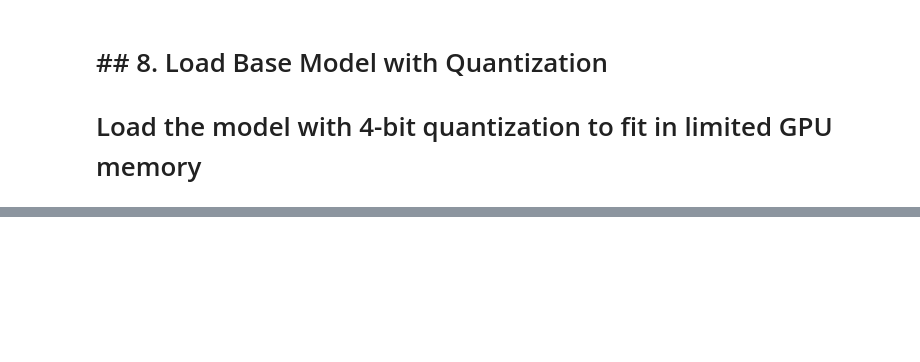
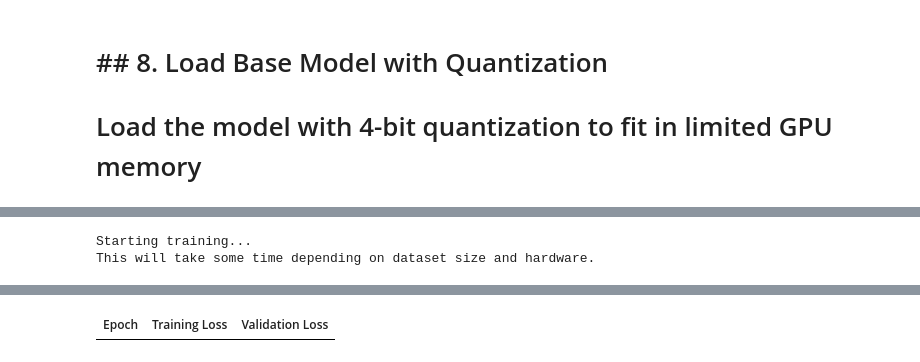
Before and after one commit to ZhuoyuanJiang/Lingo, a Jupyter notebook: scripts/train_text_model_2.ipynb, the cells around one changed output, grey strips where cells are left out. Cells and saved outputs as stored; diff of their text form; code cells hidden in the pictures; blank space fills up the shorter version.

Commit message:
finished fine-tuning file: train_text_model_2.ipynb, simply run the code to train the model

```diff
--- a/scripts/train_text_model_2.ipynb
+++ b/scripts/train_text_model_2.ipynb
@@ -231,7 +218,7 @@ def tokenize_dataset(dataset, tokenizer, max_length):
             prompts,
             max_length=max_length,
             truncation=True,
-            padding=False,
+            padding= 'max_length',
         )
 
         # Add labels for causal language modeling
@@ -1084,11 +1067,11 @@ try:
     # This cell might take a long time to execute
 
     # Comment these lines if we don't want to actually load the model
-    # base_model = AutoModelForCausalLM.from_pretrained(
-    #     model_cfg["name"],
-    #     **model_load_kwargs
-    # )
-    # print("Base model loaded successfully!")
+    base_model = AutoModelForCausalLM.from_pretrained(
+        model_cfg["name"],
+        **model_load_kwargs
+    )
+    print("Base model loaded successfully!")
 
 except Exception as e:
     print(f"Error loading base model: {e}")
@@ -1145,0 +1397,39 @@ trainer = Trainer(model=model,
+# %%
+# ## 12. Start Training
+# Execute the training process
+
+try:
+    print("Starting training...")
+    print("This will take some time depending on dataset size and hardware.")
+
+    train_result = trainer.train()
+
+    print("Training complete!")
+    print(f"Training metrics: {train_result.metrics}")
+
+    # Save the model, metrics, and state
+    print(f"Saving model to {output_dir}...")
+
+    trainer.save_model()
+    tokenizer.save_pretrained(str(output_dir))
+
+    metrics = train_result.metrics
+    metrics["train_samples"] = len(train_ds)
+
+    trainer.log_metrics("train", metrics)
+    trainer.save_metrics("train", metrics)
+    trainer.save_state()
+
+    print("Model, tokenizer, metrics, and state saved successfully.")
+
+except Exception as e:
+    print(f"Error during training: {e}")
+    import traceback
+    traceback.print_exc()
+
+
+print("To start training, uncomment the code in this cell and run it.")
+print("Warning: Training can take several hours depending on your dataset size and hardware.")
+# %% [output]
+Starting training...
+This will take some time depending on dataset size and hardware.
@@ -1145,0 +1437 @@ trainer = Trainer(model=model,
+| Epoch | Training Loss | Validation Loss |
```
Also changed, not shown: parts of 17 cells of this notebook.
